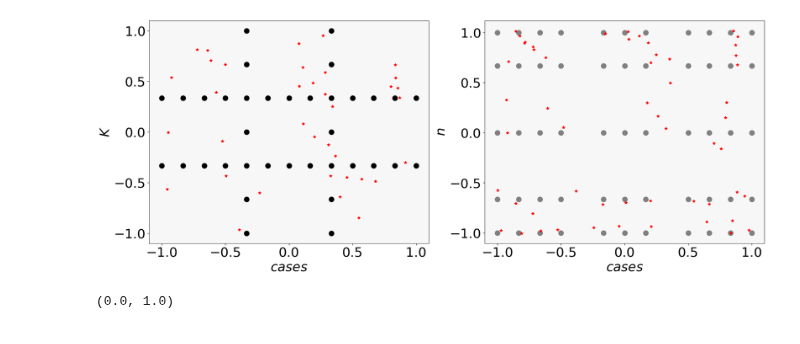
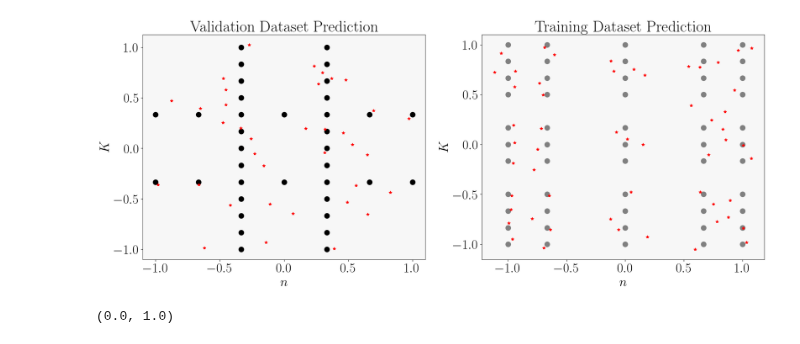
Before and after one commit to DaJaCruz/PhD, a Jupyter notebook: LSTM_Sequence2One_5points.ipynb, the cells around one changed output. Cells and saved outputs as stored; diff of their text form; code cells hidden in the pictures.

```diff
--- a/LSTM_Sequence2One_5points.ipynb
+++ b/LSTM_Sequence2One_5points.ipynb
@@ -51,8 +51,8 @@ params = {"ytick.color": (0, 0, 0),
           "grid.color": (.9, .9, .9),
           "text.color": (0, 0, 0),
           "axes.labelcolor": (0, 0, 0),
-          "axes.edgecolor": (.15, .15, .15)#,
-          #"text.usetex": True
+          "axes.edgecolor": (.15, .15, .15),
+          "text.usetex": True
           }
 plt.rcParams.update(params)
 linewidth=3.0
@@ -254,7 +251,7 @@ Text(0.5, 1.0, 'Normalized output data')
 # %%
 # Build the Bidirectional LSTM model
 model = Sequential()
-model.add(LSTM(50,
+model.add(LSTM(5,
                activation = 'tanh', # Activation function to use.
                recurrent_activation = 'sigmoid', # Activation function to use for the recurrent step
                use_bias = True,
@@ -279,11 +276,11 @@ model.add(LSTM(50,
                unroll=False, #  If True, the network will be unrolled
                input_shape = (n_timesteps, 2),
                ))
-model.add(Dropout(0.2))
+# model.add(Dropout(0.2))
 # model.add(BatchNormalization())
-# model.add(Bidirectional(LSTM(50)))
+# model.add(Bidirectional(LSTM(100)))
 # model.add(Dropout(0.2))
-model.add(Dense(5, activation = "tanh"))
+model.add(Dense(4, activation = "tanh"))
 model.add(Dense(2, activation = "linear"))
 model.compile()
 # %%
@@ -300,14 +297,14 @@ plot_model(model, to_file='model.png',
 # Compile the model
 # Define the learning rate schedule
 initial_learning_rate = 0.01
-decay_steps = 2
-decay_rate = 0
+decay_steps = 500
+decay_rate = 0.96
 learning_rate_fn = tf.keras.optimizers.schedules.ExponentialDecay(
     initial_learning_rate, decay_steps, decay_rate)
 earlyStop=EarlyStopping(monitor="val_loss",verbose=2,mode='max',patience=5000)
 
 # Define the optimizer
-opt = tf.keras.optimizers.Adam(learning_rate=0.001)
+opt = tf.keras.optimizers.Adam(learning_rate=learning_rate_fn)
 model.compile(loss='mean_squared_error',
               optimizer=opt, metrics=['accuracy'])
 
@@ -317,6 +314,6 @@ tensorboard_callback = tf.keras.callbacks.TensorBoard(logdir, histogram_freq=1)
 # Train the model with the optimizer
 history = model.fit(X_train_scaled, Y_train_scaled,
                     validation_data=(X_val_scaled, Y_val_scaled),
-                    epochs=2000,
+                    epochs=7500,
                     callbacks=[tensorboard_callback, earlyStop])
 # %% [output]
@@ -393,32 +384,34 @@ Y_val_ANNpred = scaler_y.inverse_transform(Y_val_ANNpred_scaled)
 # %%
 fig_ANN, (ax1_ANN, ax2_ANN) = plt.subplots(1,2)
 
 cases_val = np.arange(1, 37, 1)
-ax1_ANN.plot(Y_val_scaled[:,0], Y_val_scaled[:,1], 'o', markersize=10, color='black', label="testing points") # show training data
-ax1_ANN.plot(Y_val_ANNpred_scaled[:,0], Y_val_ANNpred_scaled[:,1], marker='*', linestyle='none', color='red', label="Neural Network prediction") # plot prediction
+ax1_ANN.plot(Y_val_scaled[:,1], Y_val_scaled[:,0], 'o', markersize=10, color='black', label="testing points") # show training data
+ax1_ANN.plot(Y_val_ANNpred_scaled[:,1], Y_val_ANNpred_scaled[:,0], marker='*', linestyle='none', color='red', label="Neural Network prediction") # plot prediction
 ax1_ANN.set_ylabel('$K$')
-ax1_ANN.set_xlabel('$cases$')
+ax1_ANN.set_xlabel('$n$')
+ax1_ANN.set_title('Validation Dataset Prediction')
 
 
-ax2_ANN.plot(Y_train_scaled[:,0], Y_train_scaled[:,1], 'o', markersize=10, color='grey', label="testing points") # show training data
-ax2_ANN.plot(Y_train_ANNpred_scaled[:,0], Y_train_ANNpred_scaled[:,1], marker='*', linestyle='none', color='red', label="Neural Network prediction") # plot prediction
-ax2_ANN.set_ylabel('$n$')
-ax2_ANN.set_xlabel('$cases$')
+ax2_ANN.plot(Y_train_scaled[:,1], Y_train_scaled[:,0], 'o', markersize=10, color='grey', label="testing points") # show training data
+ax2_ANN.plot(Y_train_ANNpred_scaled[:,1], Y_train_ANNpred_scaled[:,0], marker='*', linestyle='none', color='red', label="Neural Network prediction") # plot prediction
+ax2_ANN.set_ylabel('$K$')
+ax2_ANN.set_xlabel('$n$')
+ax2_ANN.set_title('Training Dataset Prediction')
 # ax2_ANN.set_xlim([-1, 1])
 # ax2_ANN.set_ylim([-1, 1])
 
 # ax2_ANN.plot(Y_data[:,1,:], Y_data[:,0,:], 'o', markersize=10, color='gray', label="training points") # show training data
 # ax2_ANN.plot(Y_data_ANNpred[:,1], Y_data_ANNpred[:,0], marker='*', linestyle='none', color='red', label="Neural Network prediction") # plot prediction
 # ax2_ANN.set_ylabel('$K$')
 # ax2_ANN.set_xlabel('$n$')
 # # ax2_ANN.legend(loc='best')
 # ax2_ANN.set_xlim([0, 0.4])
 # ax2_ANN.set_ylim([200, 1800])
 #ax2_ANN.grid(True, color='gray', linestyle='-')
 # Create figure with specified size
 fig_ANN.set_size_inches(22, 8)
 # %% [output]
-[figure, old version]
+[figure, new version]
 # %%
 fig_ANN, (ax1_ANN) = plt.subplots(1,1)
 
```
Also changed, not shown: parts of 9 cells of this notebook.
